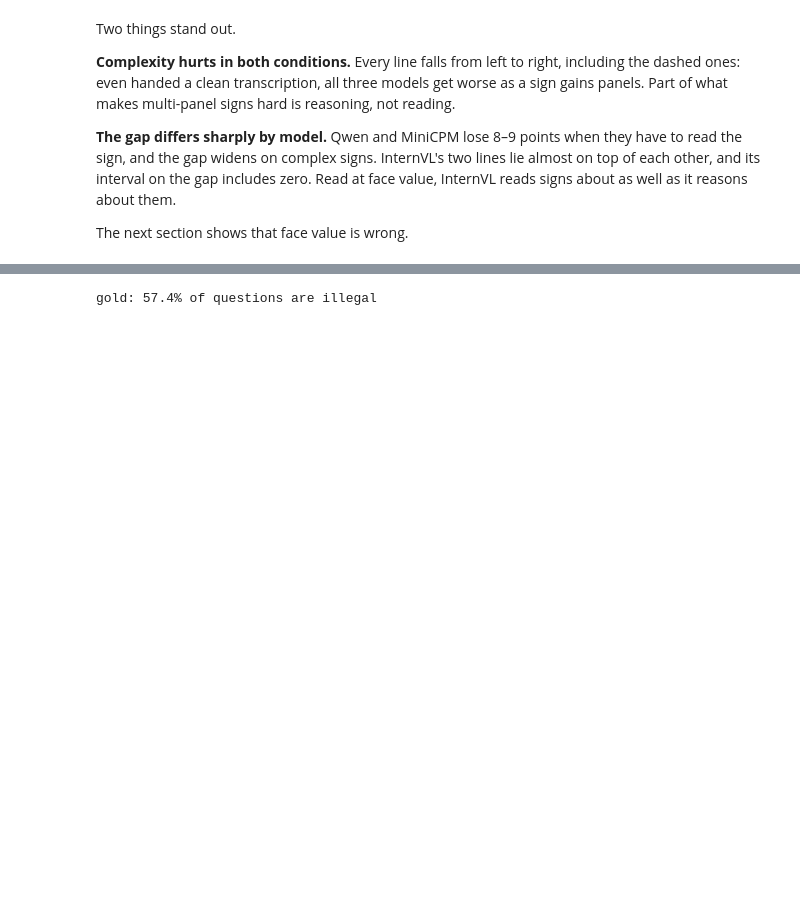
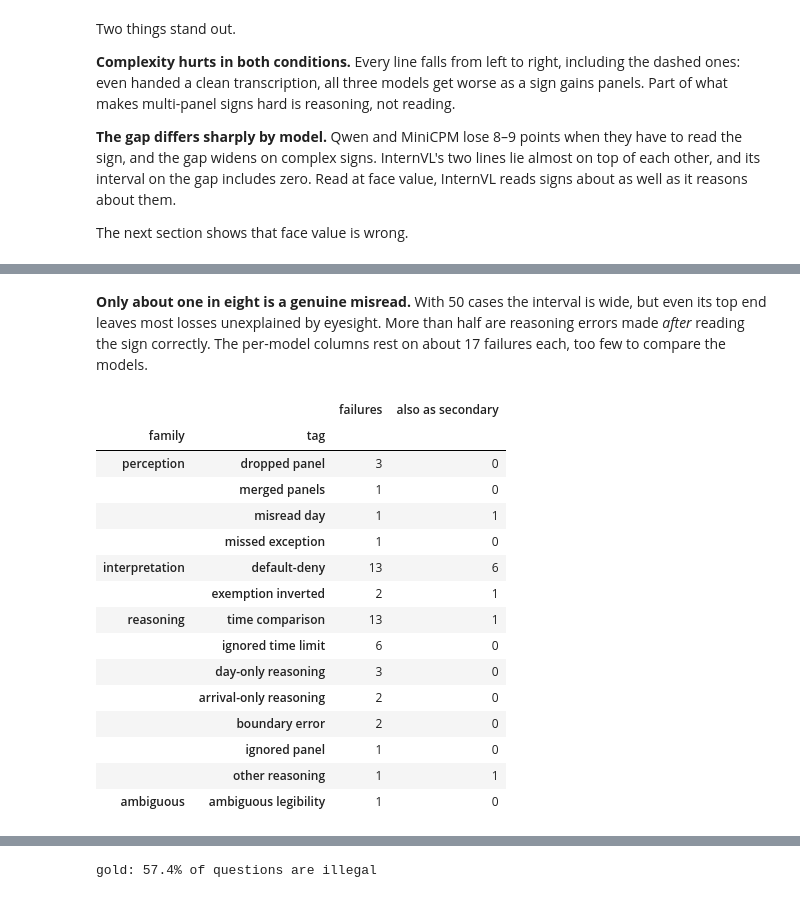
Before and after one commit to dhu27/VLM_Parking, a Jupyter notebook: notebooks/03_results.ipynb, the cells around one changed output, grey strips where cells are left out. Saved outputs shown, nothing was run; the diff lists cells and outputs as text; code cells hidden in the pictures; blank space fills up the shorter version.

```diff
--- a/notebooks/03_results.ipynb
+++ b/notebooks/03_results.ipynb
@@ -132,0 +147,12 @@ This is the cleaner version of the headline. For every model, the share of quest
+# %%
+tags = pd.read_csv(DATA / "labels/error_tags.csv", keep_default_na=False)
+print(f"tagged by: {tags.tagged_by.value_counts().to_dict()} | reviewed: {tags.reviewed.ne('').sum()} of {len(tags)}")
+
+fam = an.tag_families(tags)            # also validates every tag against the taxonomy
+overall = fam[fam.model == "all"].set_index("family")
+per_model = fam[fam.model != "all"].pivot(index="family", columns="model", values="n").reindex(an.FAMILIES)
+pd.DataFrame({
+    "failures": overall.n,
+    "share of the 50": [fg.ci(*overall.loc[f, ["est", "lo", "hi"]]) for f in an.FAMILIES],
+    **{fg.NAMES[m]: per_model[m] for m in an.MODELS},
+}, index=pd.Index(an.FAMILIES, name="family"))
@@ -132,0 +167,24 @@ This is the cleaner version of the headline. For every model, the share of quest
+# %% [markdown]
+**Only about one in eight is a genuine misread.** With 50 cases the interval is wide, but even its top end leaves most losses unexplained by eyesight. More than half are reasoning errors made *after* reading the sign correctly. The per-model columns rest on about 17 failures each, too few to compare the models.
+# %%
+counts = tags.groupby(["family", "tag"]).size().rename("failures").reset_index()
+counts["family"] = pd.Categorical(counts.family, an.FAMILIES, ordered=True)
+counts["also as secondary"] = counts.tag.map(tags.tag2[tags.tag2 != ""].value_counts()).fillna(0).astype(int)
+counts.sort_values(["family", "failures"], ascending=[True, False]).set_index(["family", "tag"])
+# %% [output]
+|  |  | failures | also as secondary |
+| family | tag |  |  |
+| perception | dropped panel | 3 | 0 |
+|  | merged panels | 1 | 0 |
+|  | misread day | 1 | 1 |
+|  | missed exception | 1 | 0 |
+| interpretation | default-deny | 13 | 6 |
+|  | exemption inverted | 2 | 1 |
+| reasoning | time comparison | 13 | 1 |
+|  | ignored time limit | 6 | 0 |
+|  | day-only reasoning | 3 | 0 |
+|  | arrival-only reasoning | 2 | 0 |
+|  | boundary error | 2 | 0 |
+|  | ignored panel | 1 | 0 |
+|  | other reasoning | 1 | 1 |
+| ambiguous | ambiguous legibility | 1 | 0 |
```
Also changed, not shown: parts of 21 cells of this notebook, 9 other files.
